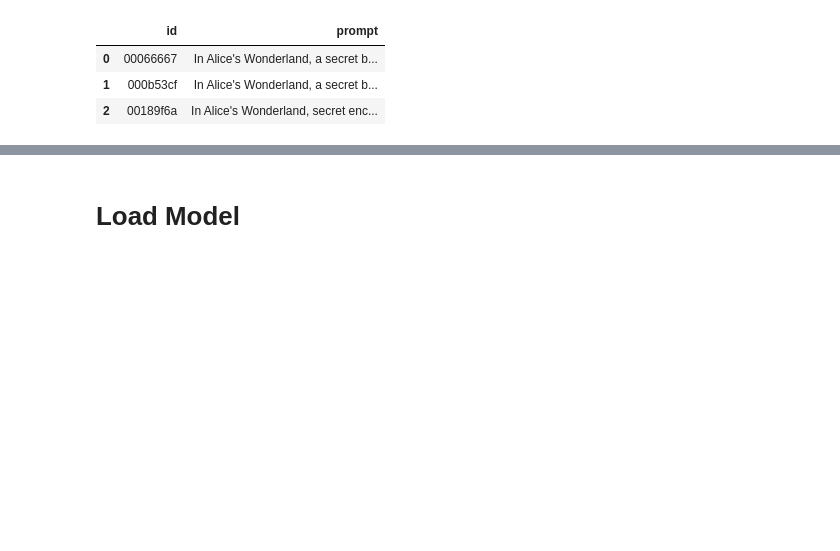
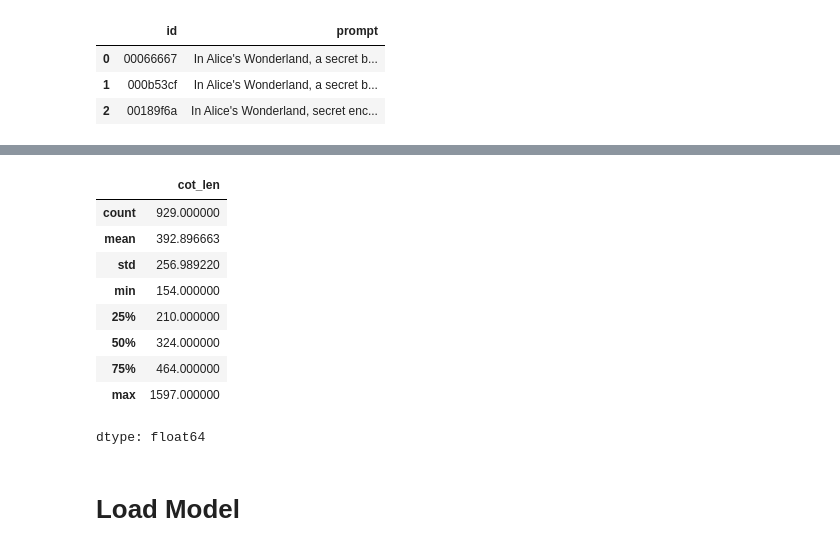
Before and after one commit to johnsonhk88/kaggle-NVIDIA-Nemotron-Model-Reasoning-Challenge, a Jupyter notebook: src/colab/nvidia_nemotron_model_fine_tuning_colab.ipynb, the cells around one changed output, grey strips where cells are left out. Saved outputs shown, nothing was run; the diff lists cells and outputs as text; code cells hidden in the pictures; blank space fills up the shorter version.

```diff
--- a/src/colab/nvidia_nemotron_model_fine_tuning_colab.ipynb
+++ b/src/colab/nvidia_nemotron_model_fine_tuning_colab.ipynb
@@ -376,3 +390,18 @@ Now, determine the output for: 00110100
+# %%
+trainDF['cot_len'] = trainDF['cot_reasoning'].str.len()
+# %%
+trainDF.cot_len.describe()
+# %% [output]
+|  | cot_len |
+| count | 929.000000 |
+| mean | 392.896663 |
+| std | 256.989220 |
+| min | 154.000000 |
+| 25% | 210.000000 |
+| 50% | 324.000000 |
+| 75% | 464.000000 |
+| max | 1597.000000 |
+dtype: float64
 # %% [markdown]
 # Load Model
 # %%
```
Also changed, not shown: parts of 48 cells of this notebook, 2 other files.
